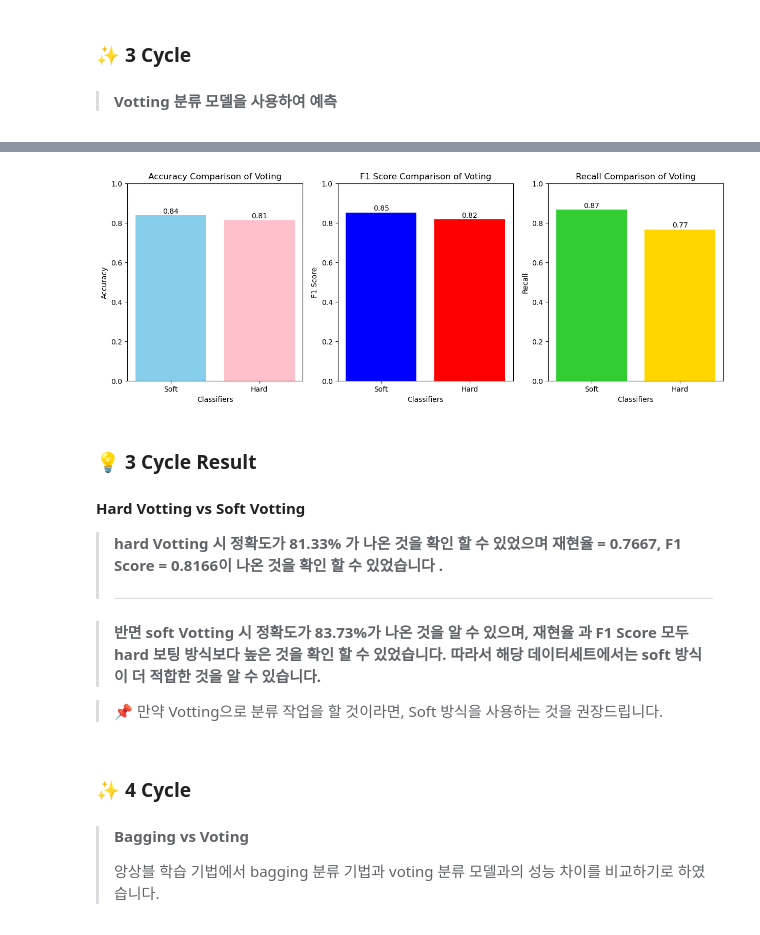
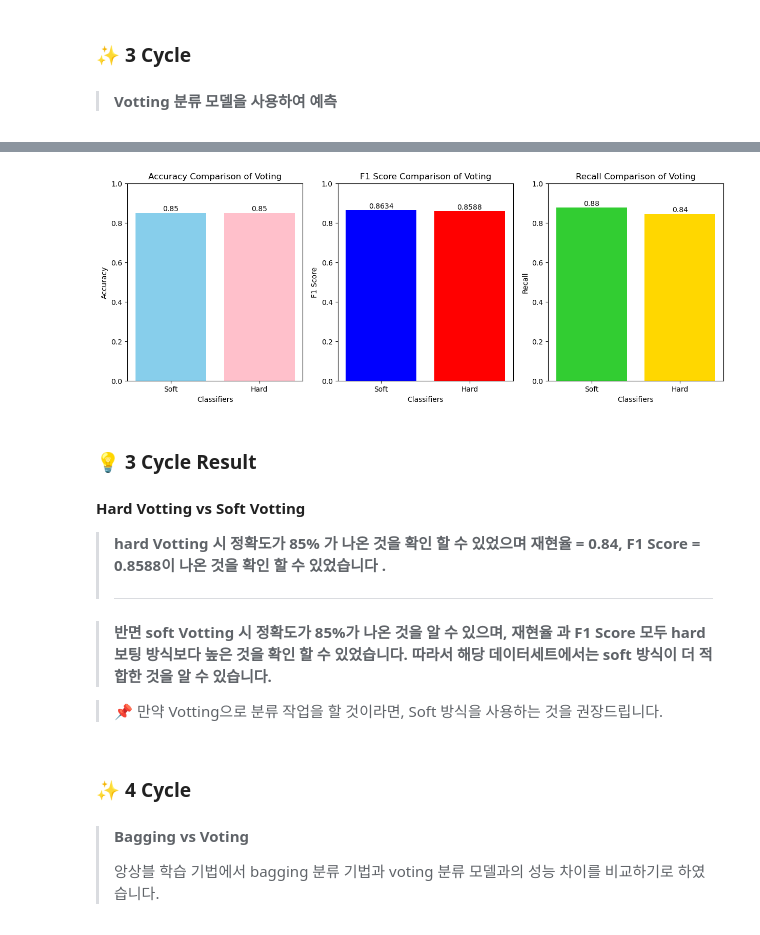
Before and after one commit to dosel70/Mashine_Learning-Classifier-, a Jupyter notebook: Classifier Project/ClassifierProject-HeartAttack.ipynb, the cells around one changed output, grey strips where cells are left out. Saved outputs shown, nothing was run; the diff lists cells and outputs as text; code cells hidden in the pictures.

```diff
--- a/Classifier Project/ClassifierProject-HeartAttack.ipynb
+++ b/Classifier Project/ClassifierProject-HeartAttack.ipynb
@@ -578,7 +552,7 @@ dtc_parameters = {'max_depth' : [5,6,7], 'min_samples_split': [15,16,17]}
 
 svc_parameters = {'svc__C' : [0.001, 0.01, 0.1, 1, 10, 100],
                   'svc__gamma' : [0.001, 0.01, 0.1, 1, 10, 100],
-                  'svc__kernel' : ['linear', 'rbf'],
+                  'svc__kernel' : ['rbf'],
                  }
 knn_parameters = {'knn__n_neighbors' : [3,5,7,9,11,55,65]}
 
@@ -590,10 +564,10 @@ knn = KNeighborsClassifier()
 g_dtc = GridSearchCV(dtc, param_grid=dtc_parameters, cv=5, refit=True, return_train_score=True)
 
 
-svc_pipe = Pipeline([('svc' , svc)])
+svc_pipe = Pipeline([('standard_scaler', StandardScaler()),('svc' , svc)])
 g_svc = GridSearchCV(svc_pipe, param_grid=svc_parameters, cv=5, refit=True, return_train_score=True)
 
-knn_pipe = Pipeline([('knn', knn)])
+knn_pipe = Pipeline([('standard_scaler', StandardScaler()),('knn', knn)])
 g_knn = GridSearchCV(knn_pipe, param_grid=knn_parameters, cv=5, refit=True, return_train_score=True)
 # %%
 from sklearn.ensemble import AdaBoostClassifier,RandomForestClassifier, GradientBoostingClassifier
@@ -763,10 +726,0 @@ export_graphviz(dtc, out_file='./images/g_dtc04.dot',
-# %%
-# 결정 트리를 통해 과적합 분석
-import graphviz
-
-class_names_str = list(map(str, targets))
-
-with open('./images/g_dtc04.dot') as f :
-    g_dtc04 = f.read()
-
-g_dtc04_graph = graphviz.Source(g_dtc04)
@@ -1499,5 +1440,5 @@ get_evaluation(y_test, vc_prediction, vc, X_test)
 # %%
-## 보팅의 Soft 방식이 Hard 방식보다 더 정확도가 높은 것을 확인
+## 보팅의 Soft 방식이 Hard 방식보다 정확도는 동일하지만 F1 Score, 재현율이 더 높은 것을 확인!
 # 색상 리스트 정의
 fig, axes = plt.subplots(1,3, figsize=(15, 5))
 
@@ -1512,42 +1453,42 @@ accuracies = [vc_s_score,
 f1s = [vc_s_f1, vc_f1]
 
 recalls = [vc_s_recall, vc_recall]
 
 classifiers = ['Soft', 'Hard']
 for i, v in enumerate(accuracies):
     axes[0].text(i, v + 0.01, str(round(v, 2)), color='black', ha='center')
     axes[0].bar(classifiers, accuracies, color=colors)
     axes[0].set_xlabel('Classifiers')
     axes[0].set_ylabel('Accuracy')
     axes[0].set_title('Accuracy Comparison of Voting')
     axes[0].set_ylim(0, 1)  # y축 범위 설정
 
 for i, v in enumerate(f1s):
-    axes[1].text(i, v + 0.01, str(round(v, 2)), color='black', ha='center')
+    axes[1].text(i, v + 0.01, str(round(v, 4)), color='black', ha='center')
     axes[1].bar(classifiers, f1s, color=f1_colors)
     axes[1].set_xlabel('Classifiers')
     axes[1].set_ylabel('F1 Score')
     axes[1].set_title('F1 Score Comparison of Voting')
     axes[1].set_ylim(0, 1)  # y축 범위 설정
 
 for i, v in enumerate(recalls):
     axes[2].text(i, v + 0.01, str(round(v, 2)), color='black', ha='center')
     axes[2].bar(classifiers, recalls, color=r_colors)
     axes[2].set_xlabel('Classifiers')
     axes[2].set_ylabel('Recall')
     axes[2].set_title('Recall Comparison of Voting')
     axes[2].set_ylim(0, 1)  # y축 범위 설정
 
 plt.show()
 # %% [output]
-[figure, old version]
+[figure, new version]
 # %% [markdown]
 ### 💡 3 Cycle Result
 #### Hard Votting vs Soft Votting
 >
 >
 >
-> **hard Votting 시 정확도가 81.33% 가 나온 것을 확인 할 수 있었으며 재현율 = 0.7667, F1 Score = 0.8166이 나온 것을 확인 할 수 있었습니다 .**
+> **hard Votting 시 정확도가 85% 가 나온 것을 확인 할 수 있었으며 재현율 = 0.84, F1 Score = 0.8588이 나온 것을 확인 할 수 있었습니다 .**
 >
 >-----
 >
@@ -1556,7 +1497,7 @@ plt.show()
 >
 >
 >
-> **반면 soft Votting 시 정확도가 83.73%가 나온 것을 알 수 있으며, 재현율 과 F1 Score 모두 hard 보팅 방식보다 높은 것을 확인 할 수 있었습니다. 따라서 해당 데이터세트에서는 soft 방식이 더 적합한 것을 알 수 있습니다.**
+> **반면 soft Votting 시 정확도가 85%가 나온 것을 알 수 있으며, 재현율 과 F1 Score 모두 hard 보팅 방식보다 높은 것을 확인 할 수 있었습니다. 따라서 해당 데이터세트에서는 soft 방식이 더 적합한 것을 알 수 있습니다.**
 
 
 > 📌 만약 Votting으로 분류 작업을 할 것이라면, Soft 방식을 사용하는 것을 권장드립니다.
```
Also changed, not shown: parts of 102 cells of this notebook, 7 other files.
